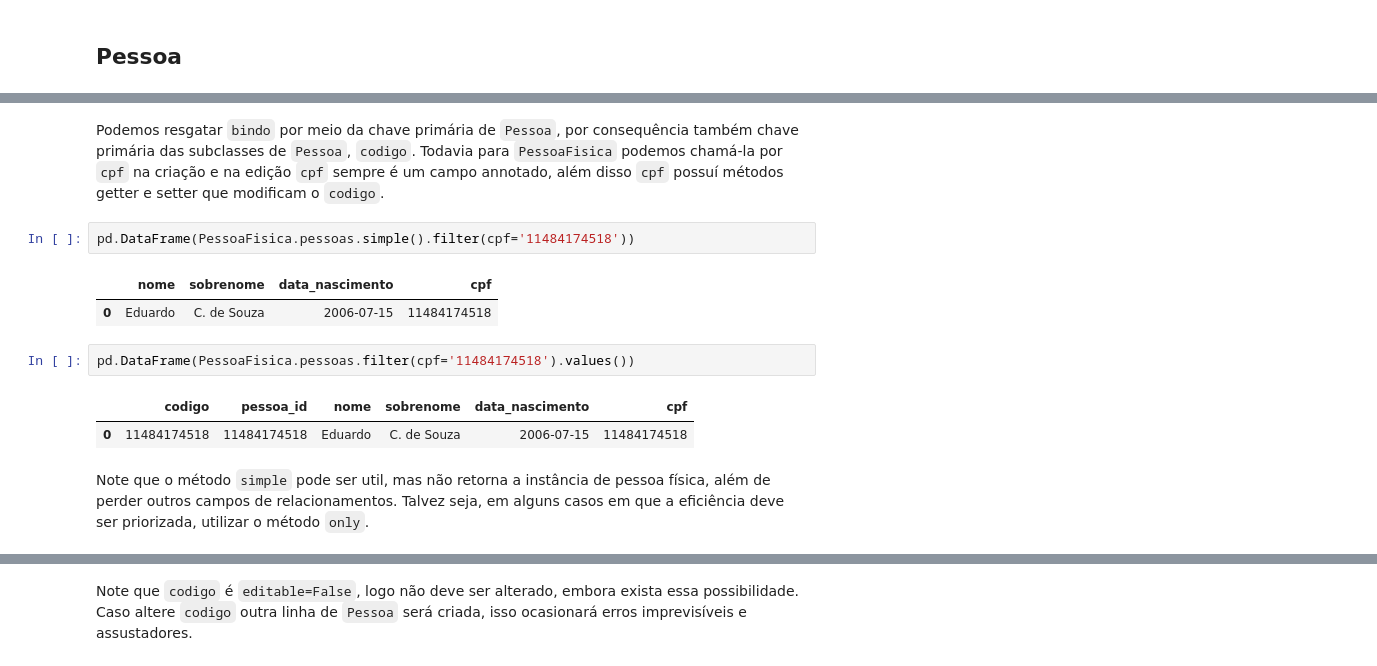
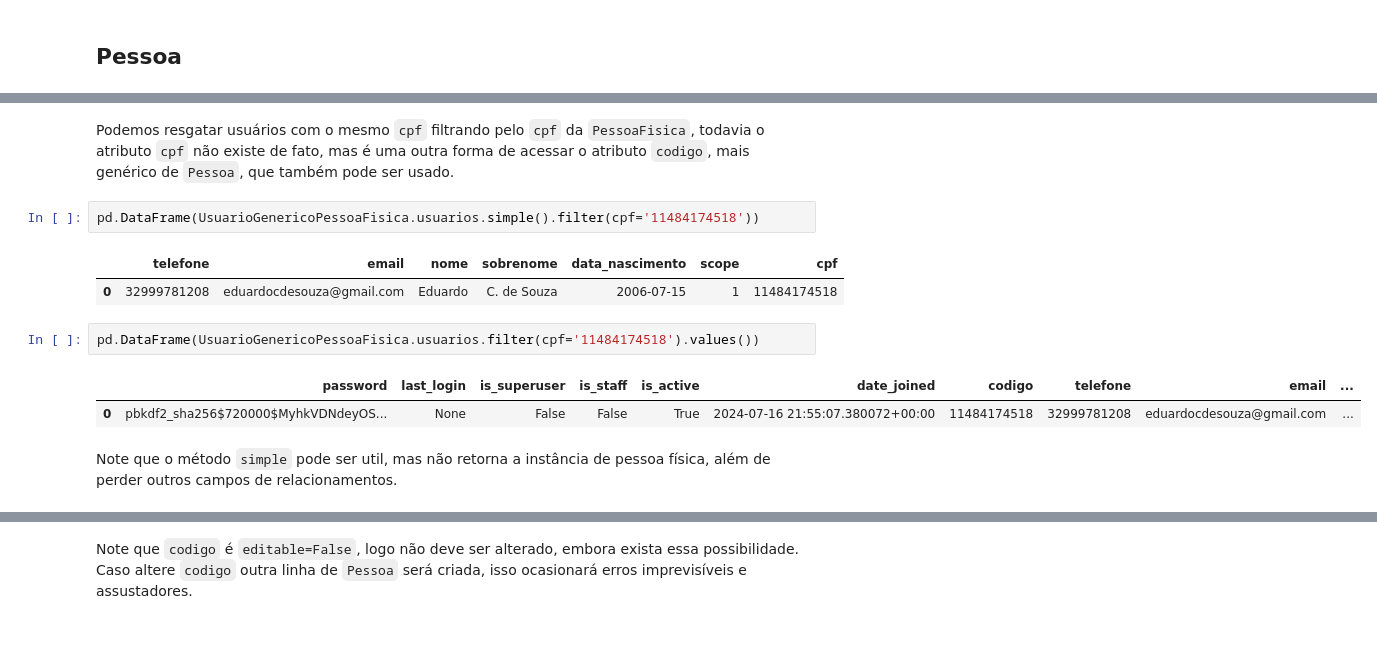
Before and after one commit to edu15076/TCC_Sistema_Loja_SaaS, a Jupyter notebook: notebooks/common/models/pessoa_e_usuario.ipynb, the cells around one changed output, grey strips where cells are left out. Saved outputs shown, nothing was run; the diff lists cells and outputs as text; blank space fills up the shorter version.

Commit message:
:recycle: refactor: Correções na relação de usuário com pessoa

```diff
--- a/notebooks/common/models/pessoa_e_usuario.ipynb
+++ b/notebooks/common/models/pessoa_e_usuario.ipynb
@@ -58,15 +91,15 @@ PessoaFisica.pessoas.create(cpf='66666666666', nome='Coisa', sobrenome='Ruim', d
 # %% [markdown]
-Podemos resgatar `bindo` por meio da chave primária de `Pessoa`, por consequência também chave primária das subclasses de `Pessoa`, `codigo`. Todavia para `PessoaFisica` podemos chamá-la por `cpf` na criação e na edição `cpf` sempre é um campo annotado, além disso `cpf` possuí métodos getter e setter que modificam o `codigo`.
+Podemos resgatar usuários com o mesmo `cpf` filtrando pelo `cpf` da `PessoaFisica`, todavia o atributo `cpf` não existe de fato, mas é uma outra forma de acessar o atributo `codigo`, mais genérico de `Pessoa`, que também pode ser usado.
 # %%
-pd.DataFrame(PessoaFisica.pessoas.simple().filter(cpf='11484174518'))
+pd.DataFrame(UsuarioGenericoPessoaFisica.usuarios.simple().filter(cpf='11484174518'))
 # %% [output]
-|  | nome | sobrenome | data_nascimento | cpf |
-| 0 | Eduardo | C. de Souza | 2006-07-15 | 11484174518 |
+|  | telefone | email | nome | sobrenome | data_nascimento | scope | cpf |
+| 0 | 32999781208 | eduardocdesouza@gmail.com | Eduardo | C. de Souza | 2006-07-15 | 1 | 11484174518 |
 # %%
-pd.DataFrame(PessoaFisica.pessoas.filter(cpf='11484174518').values())
+pd.DataFrame(UsuarioGenericoPessoaFisica.usuarios.filter(cpf='11484174518').values())
 # %% [output]
-|  | codigo | pessoa_id | nome | sobrenome | data_nascimento | cpf |
-| 0 | 11484174518 | 11484174518 | Eduardo | C. de Souza | 2006-07-15 | 11484174518 |
+|  | password | last_login | is_superuser | is_staff | is_active | date_joined | codigo | telefone | email | ... |
+| 0 | pbkdf2_sha256$720000$MyhkVDNdeyOS... | None | False | False | True | 2024-07-16 21:55:07.380072+00:00 | 11484174518 | 32999781208 | eduardocdesouza@gmail.com | ... |
 # %% [markdown]
-Note que o método `simple` pode ser util, mas não retorna a instância de pessoa física, além de perder outros campos de relacionamentos. Talvez seja, em alguns casos em que a eficiência deve ser priorizada, utilizar o método `only`.
+Note que o método `simple` pode ser util, mas não retorna a instância de pessoa física, além de perder outros campos de relacionamentos.
 # %%
```
Also changed, not shown: parts of 29 cells of this notebook, 20 other files.
